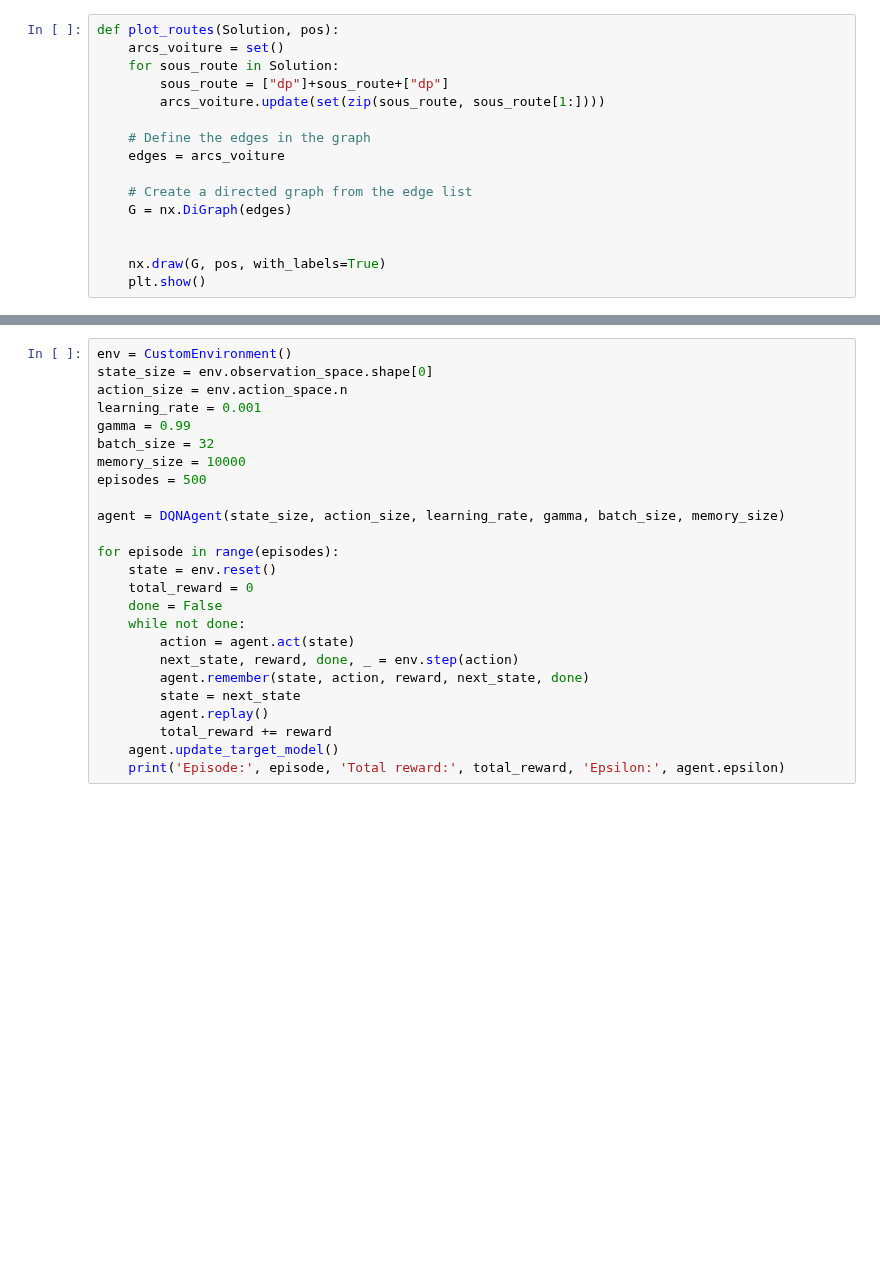
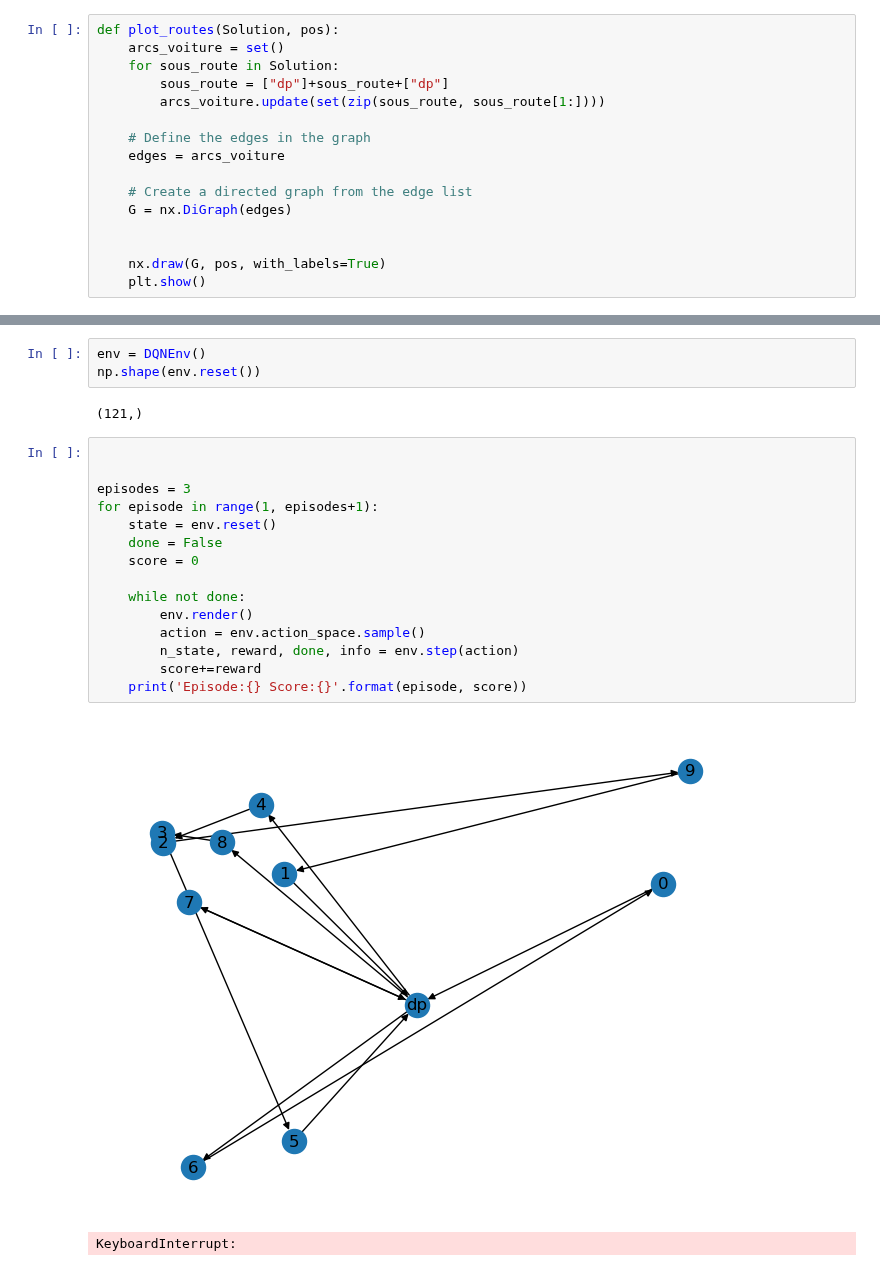
Before and after one commit to Centrale-Project/ICO_Project, a Jupyter notebook: DQN.ipynb, the cells around one changed output, grey strips where cells are left out. Saved outputs shown, nothing was run; the diff lists cells and outputs as text; blank space fills up the shorter version.

```diff
--- a/DQN.ipynb
+++ b/DQN.ipynb
@@ -336,25 +263,23 @@ class DQNAgent:
-# %%
-env = CustomEnvironment()
-state_size = env.observation_space.shape[0]
-action_size = env.action_space.n
-learning_rate = 0.001
-gamma = 0.99
-batch_size = 32
-memory_size = 10000
-episodes = 500
-
-agent = DQNAgent(state_size, action_size, learning_rate, gamma, batch_size, memory_size)
-
-for episode in range(episodes):
-    state = env.reset()
-    total_reward = 0
-    done = False
-    while not done:
-        action = agent.act(state)
-        next_state, reward, done, _ = env.step(action)
-        agent.remember(state, action, reward, next_state, done)
-        state = next_state
-        agent.replay()
-        total_reward += reward
-    agent.update_target_model()
-    print('Episode:', episode, 'Total reward:', total_reward, 'Epsilon:', agent.epsilon)
+# %%
+env = DQNEnv()
+np.shape(env.reset())
+# %% [output]
+(121,)
+# %%
+
+
+episodes = 3
+for episode in range(1, episodes+1):
+    state = env.reset()
+    done = False
+    score = 0
+
+    while not done:
+        env.render()
+        action = env.action_space.sample()
+        n_state, reward, done, info = env.step(action)
+        score+=reward
+    print('Episode:{} Score:{}'.format(episode, score))
+# %% [output]
+[figure, added]
+KeyboardInterrupt:
```
Also changed, not shown: parts of 23 cells of this notebook.
